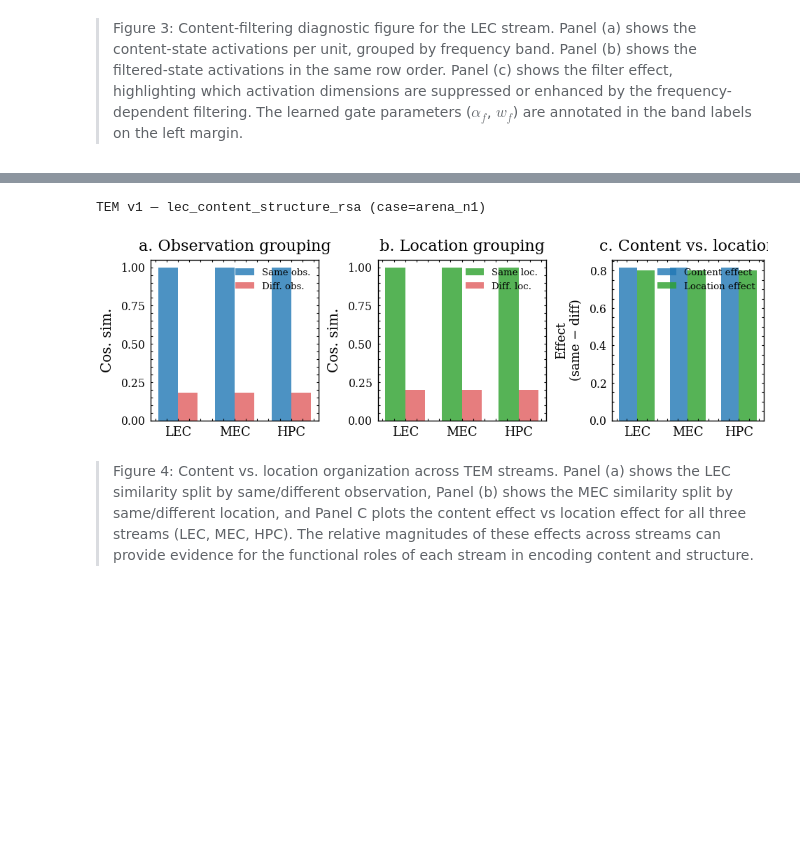
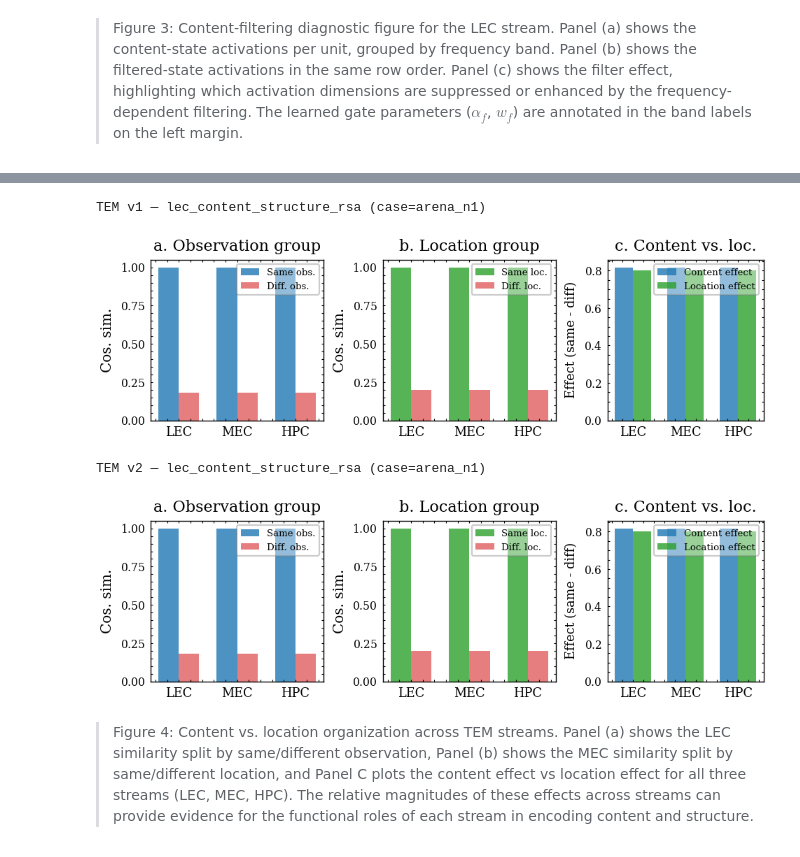
Before and after one commit to BorjaEst/ehc-sn, a Jupyter notebook: notebooks/01_structural_memory_report.ipynb, the cells around one changed output, grey strips where cells are left out. Drawn from its saved outputs; the diff is of its cells as text; code cells hidden in the pictures; blank space fills up the shorter version.

```diff
--- a/notebooks/01_structural_memory_report.ipynb
+++ b/notebooks/01_structural_memory_report.ipynb
@@ -222,11 +240,12 @@ This is a **model-internal activation-flow diagnostic** for the sensory content
 # %%
-# Figure 10a: lec_content_filtering
-entry = tem_v1_report.figure_entry("lec_content_filtering", preferred_format="png")
-if entry:
-    abs_path = tem_v1_report.root / entry.path
-    print(f"TEM v1 — {entry.figure_id} (case={entry.regime_id})")
-    display(Image(filename=str(abs_path)))
-else:
-    print("lec_content_filtering not available in TEM v1 ReportRun.")
+# --- LEC content filtering: first case from TEM v1 ReportRun ---
+for label, report in [("TEM v1", tem_v1_report), ("TEM v2", tem_v2_report)]:
+    entry = report.figure_entry("lec_content_filtering", preferred_format="png")
+    if entry:
+        abs_path = report.root / entry.path
+        print(f"{label} — {entry.figure_id} (case={entry.regime_id})")
+        display(Image(filename=str(abs_path)))
+    else:
+        print(f"{label}: lec_content_filtering not available.")
 # %% [output]
 TEM v1 — lec_content_filtering (case=arena_n1)
@@ -251,15 +284,18 @@ show stronger similarity for the same location, and HPC may combine both.
 # %%
-# Figure 10b: lec_content_structure_rsa
-entry = tem_v1_report.figure_entry("lec_content_structure_rsa", preferred_format="png")
-if entry:
-    abs_path = tem_v1_report.root / entry.path
-    print(f"TEM v1 — {entry.figure_id} (case={entry.regime_id})")
-    display(Image(filename=str(abs_path)))
-else:
-    print("lec_content_structure_rsa not available in TEM v1 ReportRun.")
+# --- LEC content structure RSA: first case from each ReportRun ---
+for label, report in [("TEM v1", tem_v1_report), ("TEM v2", tem_v2_report)]:
+    entry = report.figure_entry("lec_content_structure_rsa", preferred_format="png")
+    if entry:
+        abs_path = report.root / entry.path
+        print(f"{label} — {entry.figure_id} (case={entry.regime_id})")
+        display(Image(filename=str(abs_path)))
+    else:
+        print(f"{label}: lec_content_structure_rsa not available.")
 # %% [output]
 TEM v1 — lec_content_structure_rsa (case=arena_n1)
-[figure, old version]
+[figure, new version]
+TEM v2 — lec_content_structure_rsa (case=arena_n1)
+[figure, added]
 # %% [markdown]
 > Figure 4: Content vs. location organization across TEM streams. Panel (a)
 > shows the LEC similarity split by same/different observation, Panel (b) shows
```
Also changed, not shown: parts of 23 cells of this notebook.
